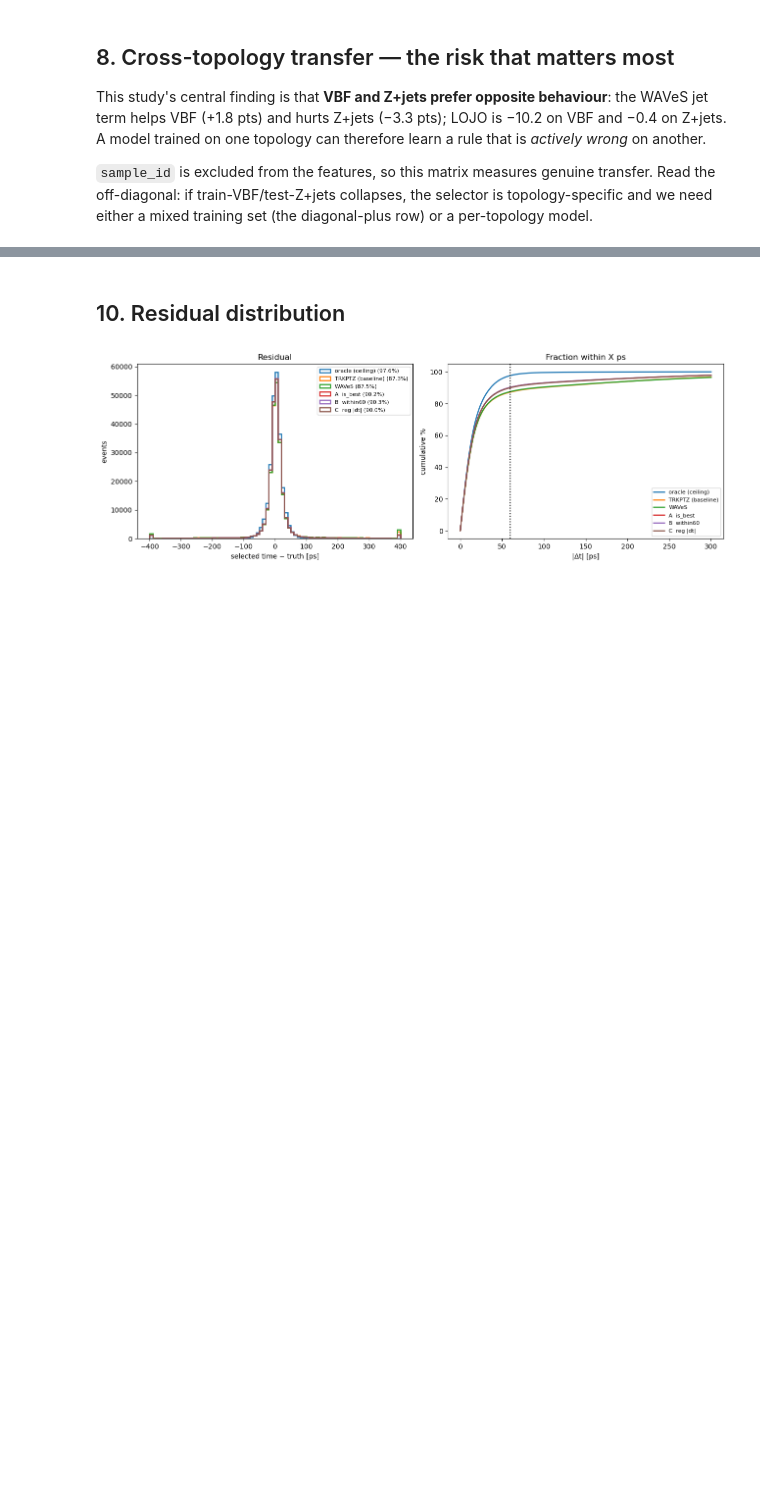
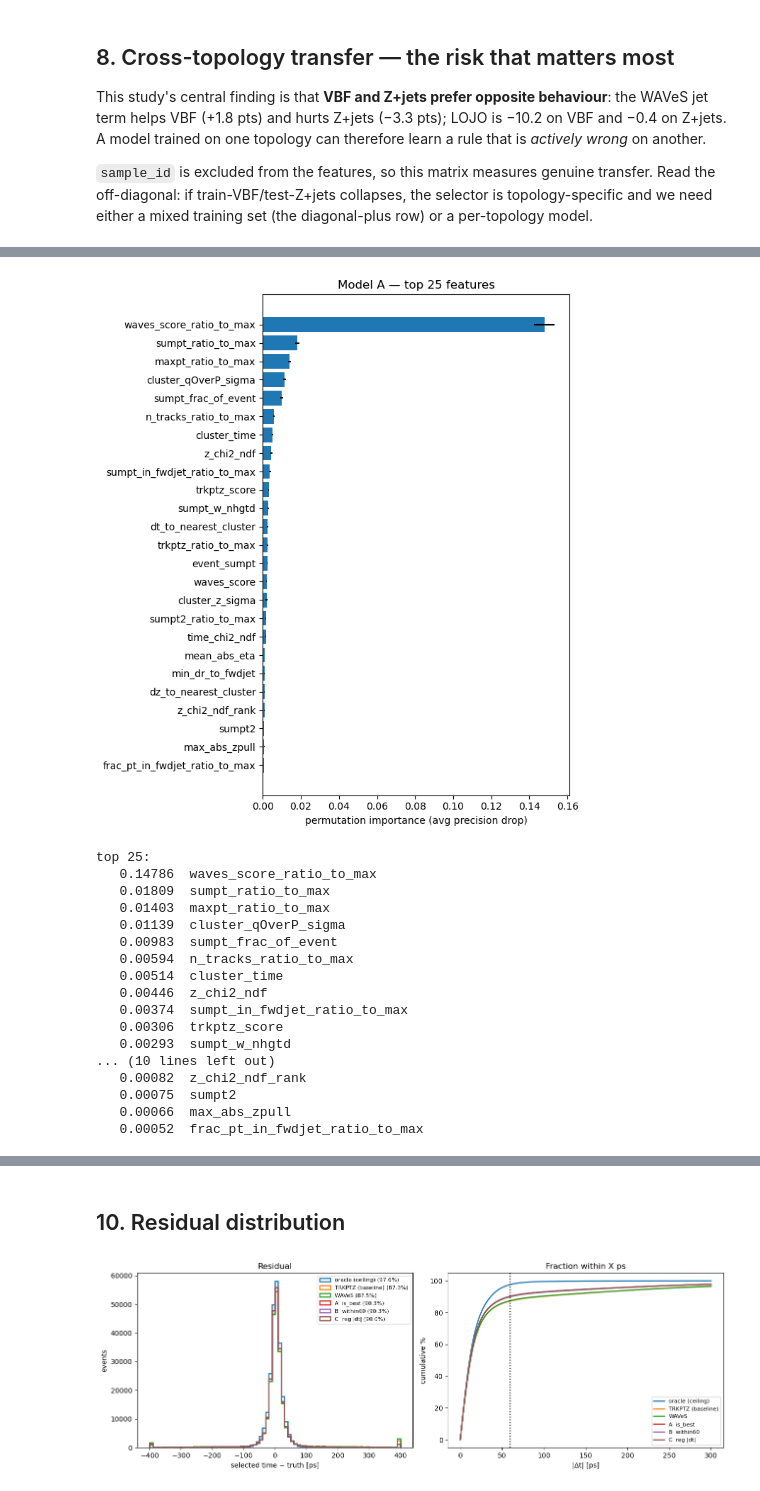
Before and after one commit to mcardoff/vertex_timing, a Jupyter notebook: training.ipynb, the cells around one changed output, grey strips where cells are left out. Drawn from its saved outputs; the diff is of its cells as text; code cells hidden in the pictures; blank space fills up the shorter version.

```diff
--- a/training.ipynb
+++ b/training.ipynb
@@ -100,3 +158,16 @@ print(f"\ntotal {len(df):,} rows / {df.groupby(EVT).ngroups:,} events / {df.shap
 # %% [output]
   vbf    3,487,533 cluster rows   620,101 events   (/home/mcardiff/project/vertex_timing/figs/hists/vbf_training.root)  zjets   378,296 cluster rows    67,074 events   (/home/mcardiff/project/vertex_t ...
 total 4,411,382 rows / 781,780 events / 96 columns
+# %%
+def load(files):
+    parts = []
+    for name, path in files.items():
+        df = uproot.open(path)["clusters"].arrays(library="pd")
+        parts.append(df)
+        print(f"  {name:6s} {len(df):>8,} cluster rows   "
+              f"{df.groupby(EVT).ngroups:>7,} events   ({path})")
+    return pd.concat(parts, ignore_index=True)
+
+df = load(FILES)
+df["abs_dt"] = df["delta_t"].abs()
+print(f"\ntotal {len(df):,} rows / {df.groupby(EVT).ngroups:,} events / {df.shape[1]} columns")
@@ -576,3 +1069,37 @@ top 25:
+# %%
+sub = test.sample(min(20000, len(test)), random_state=RANDOM)
+imp = permutation_importance(mA, sub[feat], sub["is_best"], n_repeats=5,
+                             random_state=RANDOM, scoring="average_precision")
+order = np.argsort(imp.importances_mean)[::-1][:25]
+plt.figure(figsize=(7, 8))
+plt.barh([feat[i] for i in order][::-1], imp.importances_mean[order][::-1],
+         xerr=imp.importances_std[order][::-1])
+plt.xlabel("permutation importance (avg precision drop)")
+plt.title("Model A — top 25 features")
+plt.tight_layout(); plt.show()
+
+print("top 25:")
+for i in order:
+    print(f"  {imp.importances_mean[i]:8.5f}  {feat[i]}")
+# %% [output]
+[figure, added]
+top 25:
+   0.14786  waves_score_ratio_to_max
+   0.01809  sumpt_ratio_to_max
+   0.01403  maxpt_ratio_to_max
+   0.01139  cluster_qOverP_sigma
+   0.00983  sumpt_frac_of_event
+   0.00594  n_tracks_ratio_to_max
+   0.00514  cluster_time
+   0.00446  z_chi2_ndf
+   0.00374  sumpt_in_fwdjet_ratio_to_max
+   0.00306  trkptz_score
+   0.00293  sumpt_w_nhgtd
+... (10 lines left out)
+   0.00082  z_chi2_ndf_rank
+   0.00075  sumpt2
+   0.00066  max_abs_zpull
+   0.00052  frac_pt_in_fwdjet_ratio_to_max
 # %% [markdown]
 ### 9b. Drop-column ablation — per sample, not pooled
 
```
Also changed, not shown: parts of 31 cells of this notebook.
